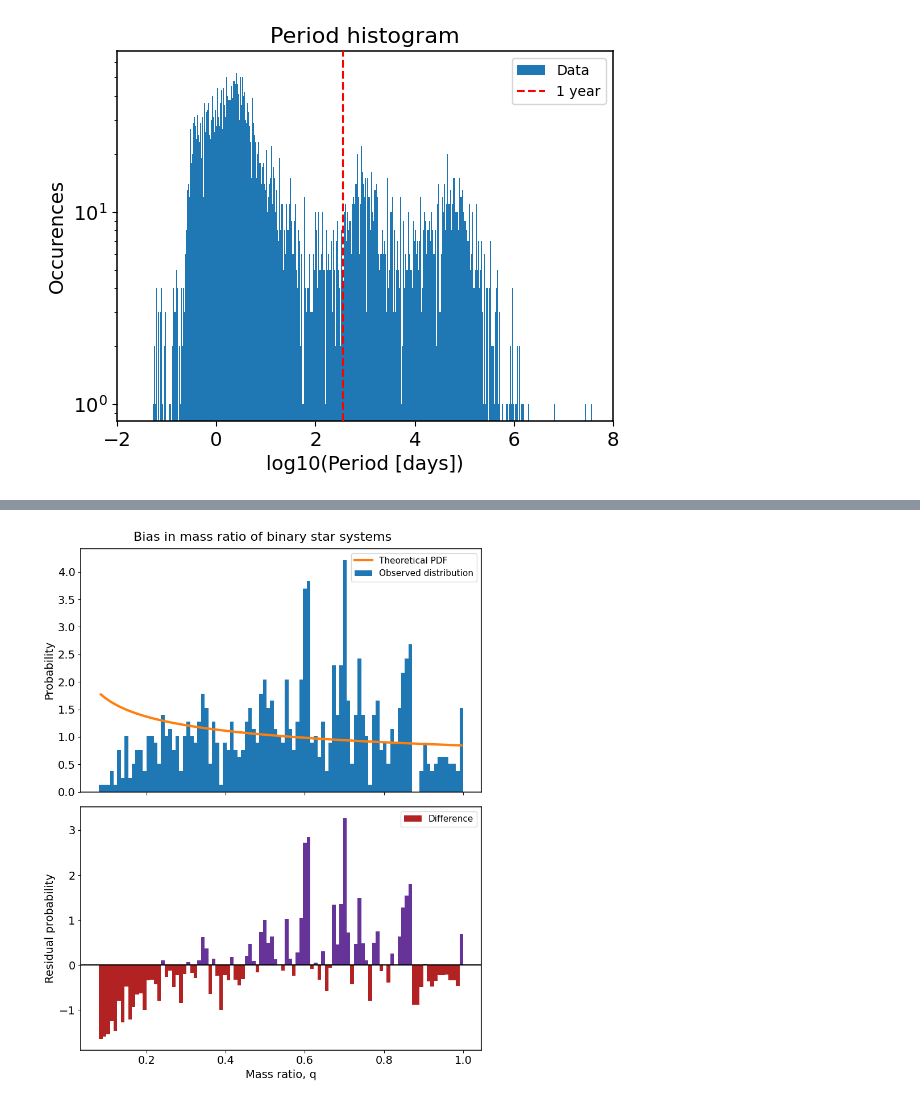
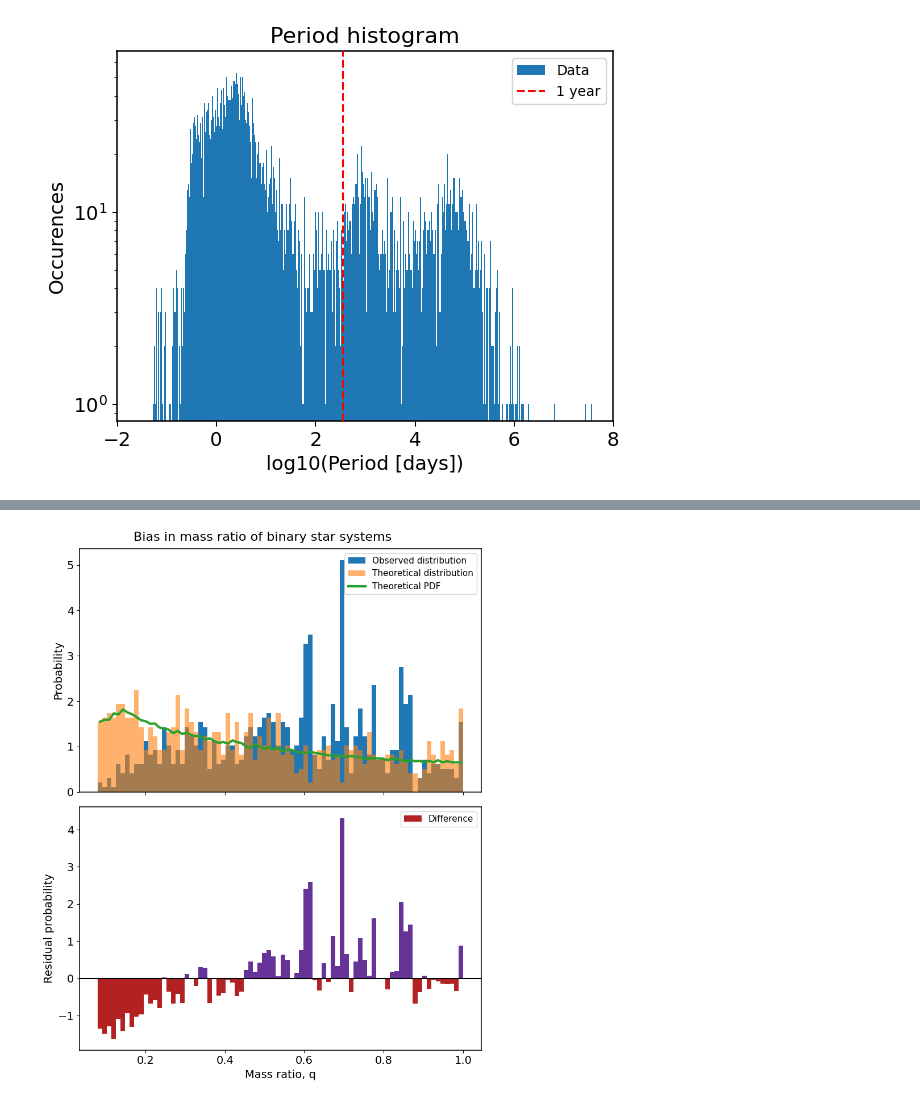
Before and after one commit to Eljameuter/Orbital-and-physical-parameter-distribution-of-Binary-Systems, a Jupyter notebook: Period and mass ratio.ipynb, the cells around one changed output, grey strips where cells are left out. Cells and saved outputs as stored; diff of their text form; code cells hidden in the pictures.

Commit message:
mass ratio bias

```diff
--- a/Period and mass ratio.ipynb
+++ b/Period and mass ratio.ipynb
@@ -173,42 +122,57 @@ plt.show()
 
 #Look at the amount of bins and the value for gamma
 
+from scipy.interpolate import interp1d
+file_path = "DATA/RAW/q_mass_ratio_distribution.csv"
+
+df = pd.read_csv(file_path)
+
+#PDF
+q = df["q"].values
+pdf = df["PDF"].values
+N = 80
+
+#Raw data
 mass_ratio = np.asarray(mass_ratio, dtype=float)
 mass_ratio = mass_ratio[np.isfinite(mass_ratio)]
 
-q_dat, q_bin_edges = np.histogram(mass_ratio, bins=100, density=True)
+q_dat, q_bin_edges = np.histogram(mass_ratio, bins=N, density=True)
 
 q_bin_centers = (q_bin_edges[:-1] + q_bin_edges[1:]) / 2
-def q_fit(q, gamma):
-    A = (gamma+1)/(q_bin_edges.max()**(gamma+1)-q_bin_edges.min()**(gamma+1))
-    return A*q**gamma
 
-#PDF of mass ratio
-PDF = q_fit(q_bin_centers, -0.3)
+#Interpolate PDF and draw random samples from it
+PDF_func = interp1d(q, pdf, kind='linear',fill_value="extrapolate")
+new_pdf = PDF_func(q_bin_centers)
+pdf_2 =  PDF_func(q_bin_edges)
+pdf_2 = pdf_2/pdf_2.sum()
 
-q_diff = q_dat - PDF
+q_samples = np.random.choice(q_bin_edges, size=len(mass_ratio), p=pdf_2)
+
+q_diff = q_dat - new_pdf
 
 #Plotting
 fig, (ax1, ax2) = plt.subplots(2, 1,figsize=(8, 10),sharex=True)
 
 #Top plot
-ax1.bar(q_bin_centers, q_dat, width=np.diff(q_bin_edges), label='Observed distribution')
-ax1.plot(q_bin_centers, PDF, label = 'Theoretical PDF', lw = 3, color = '#ff7f0e')
+ax1.hist(mass_ratio, bins = N, density=True, label='Observed distribution')
+ax1.hist(q_samples, bins=80, density=True, alpha=0.6, label='Theoretical distribution')
+ax1.plot(q_bin_centers, new_pdf, label = 'Theoretical PDF', lw = 3)
+
 
 ax1.set_ylabel('Probability')
 ax1.legend(fontsize = 11)
 
 #Bottom plot
 colors = ['rebeccapurple' if v > 0 else 'firebrick' for v in q_diff]
 ax2.bar(q_bin_centers, q_diff, width=np.diff(q_bin_edges), color = colors, align='center', label = 'Difference')
 ax2.axhline(0, color='black')
 
 ax2.set_xlabel('Mass ratio, q')
 ax2.set_ylabel('Residual probability')
 ax2.legend(fontsize = 11)
 
 plt.suptitle('Bias in mass ratio of binary star systems', size = 16)
 plt.tight_layout()
 plt.show()
 # %% [output]
-[figure, old version]
+[figure, new version]
```
Also changed, not shown: parts of 2 cells of this notebook.
